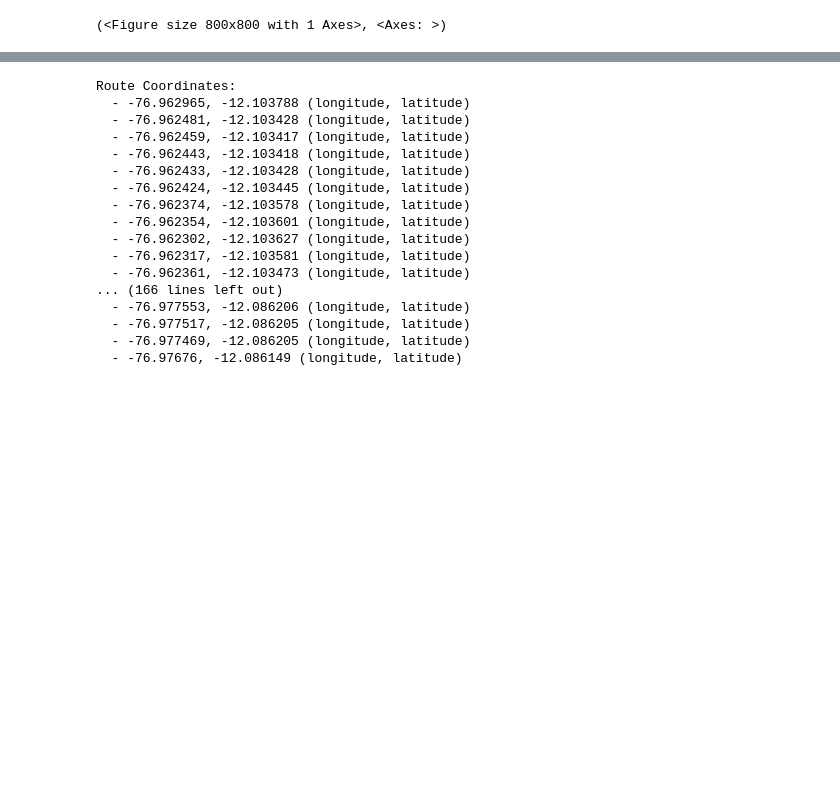
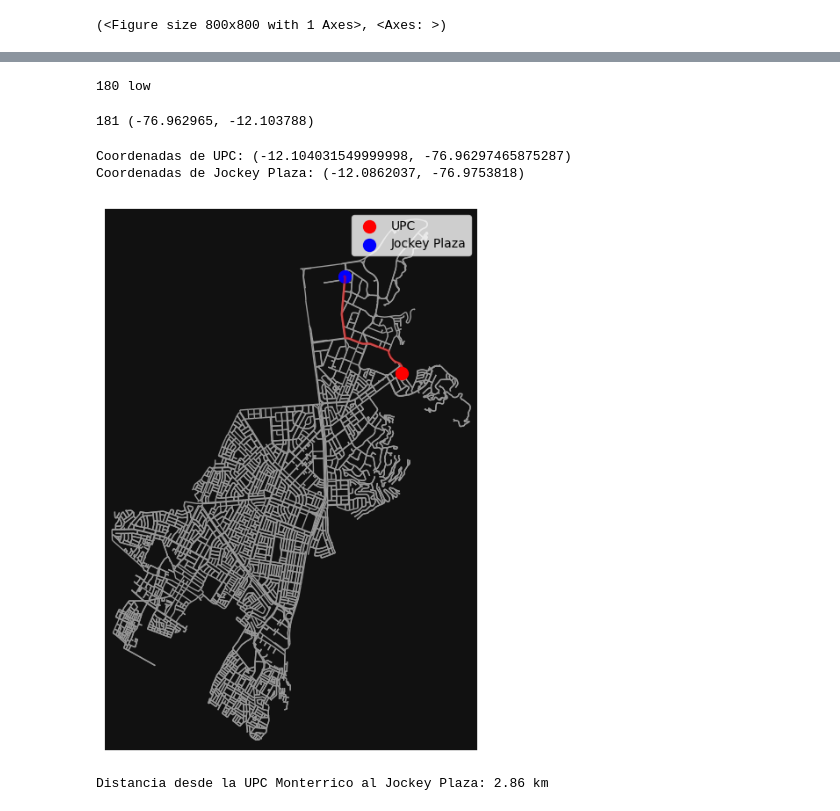
Before and after one commit to forestgump22/TP-AI, a Jupyter notebook: tp.ipynb, the cells around one changed output, grey strips where cells are left out. Saved outputs shown, nothing was run; the diff lists cells and outputs as text; code cells hidden in the pictures; blank space fills up the shorter version.

```diff
--- a/tp.ipynb
+++ b/tp.ipynb
@@ -411,35 +411,76 @@ def handle_unknown_congestion(congestion_data):
 if 'congestion' in directions['routes'][0]['legs'][0]['annotation']:
     congestion_levels = directions['routes'][0]['legs'][0]['annotation']['congestion']
     congestion_levels = handle_unknown_congestion(congestion_levels)
+
+print(len(congestion_levels), congestion_levels[0])
+# %% [output]
+180 low
 # %%
 # Extract route coordinates
+coordinates = []
 if 'routes' in directions and directions['routes']:
     route = directions['routes'][0]  # Assuming the first route
     geometry = route['geometry']
     if 'coordinates' in geometry:
         route_coordinates = geometry['coordinates']
-        print("Route Coordinates:")
+        #print("Route Coordinates:")
         for coord in route_coordinates:
-            print(f"  - {coord[0]}, {coord[1]} (longitude, latitude)")  # Access longitude and latitude
+            coordinates.append((coord[0],coord[1]))
+            #print(f"  - {coord[0]}, {coord[1]} (longitude, latitude)")  # Access longitude and latitude
     else:
         print("No route coordinates found in the response.")
 else:
     print("Error: No routes found in the directions response.")
+
+print(len(coordinates), coordinates[0])
 # %% [output]
-Route Coordinates:
-  - -76.962965, -12.103788 (longitude, latitude)
-  - -76.962481, -12.103428 (longitude, latitude)
-  - -76.962459, -12.103417 (longitude, latitude)
-  - -76.962443, -12.103418 (longitude, latitude)
-  - -76.962433, -12.103428 (longitude, latitude)
-  - -76.962424, -12.103445 (longitude, latitude)
-  - -76.962374, -12.103578 (longitude, latitude)
-  - -76.962354, -12.103601 (longitude, latitude)
-  - -76.962302, -12.103627 (longitude, latitude)
-  - -76.962317, -12.103581 (longitude, latitude)
-  - -76.962361, -12.103473 (longitude, latitude)
-... (166 lines left out)
-  - -76.977553, -12.086206 (longitude, latitude)
-  - -76.977517, -12.086205 (longitude, latitude)
-  - -76.977469, -12.086205 (longitude, latitude)
-  - -76.97676, -12.086149 (longitude, latitude)
+181 (-76.962965, -12.103788)
+# %%
+from geopy.geocoders import Nominatim
+
+def get_coordinates(location):
+    geolocator = Nominatim(user_agent="geoapiExercises")
+    location = geolocator.geocode(location)
+    return (location.latitude, location.longitude)
+
+# Ejemplo de uso
+upc_coords = get_coordinates("UPC Monterrico, Lima, Peru")
+jockey_coords = get_coordinates("Jockey Plaza, Lima, Peru")
+
+print("Coordenadas de UPC:", upc_coords)
+print("Coordenadas de Jockey Plaza:", jockey_coords)
+
+# Descargar el grafo de la red vial en torno a la UPC y el Jockey Plaza
+G = ox.graph_from_place('Santiago de Surco, Lima, Peru', network_type='drive')
+
+
+# Obtener los nodos más cercanos a las ubicaciones de interés
+upc_node = ox.distance.nearest_nodes(G, upc_coords[1], upc_coords[0])
+jockey_node = ox.distance.nearest_nodes(G, jockey_coords[1], jockey_coords[0])
+
+# Calcular la ruta más corta en términos de distancia
+shortest_route = nx.shortest_path(G, upc_node, jockey_node, weight='length')
+
+# Visualizar la ruta y los nodos
+fig, ax = ox.plot_graph_route(G, shortest_route, route_linewidth=2, node_size=0, show=False, close=False)
+
+# Añadir el nodo de la UPC con un color diferente
+ax.scatter(G.nodes[upc_node]['x'], G.nodes[upc_node]['y'], c='red', s=100, label='UPC')
+
+# Añadir el nodo del Jockey Plaza con un color diferente
+ax.scatter(G.nodes[jockey_node]['x'], G.nodes[jockey_node]['y'], c='blue', s=100, label='Jockey Plaza')
+
+# Añadir la leyenda
+ax.legend()
+
+# Mostrar el gráfico
+plt.show()
+
+# Calcular la distancia total de la ruta
+route_length = nx.shortest_path_length(G, upc_node, jockey_node, weight='length')
+print(f"Distancia desde la UPC Monterrico al Jockey Plaza: {route_length/1000:.2f} km")
+# %% [output]
+Coordenadas de UPC: (-12.104031549999998, -76.96297465875287)
+Coordenadas de Jockey Plaza: (-12.0862037, -76.9753818)
+[figure, added]
+Distancia desde la UPC Monterrico al Jockey Plaza: 2.86 km
```
Also changed, not shown: parts of 1 cell of this notebook.
